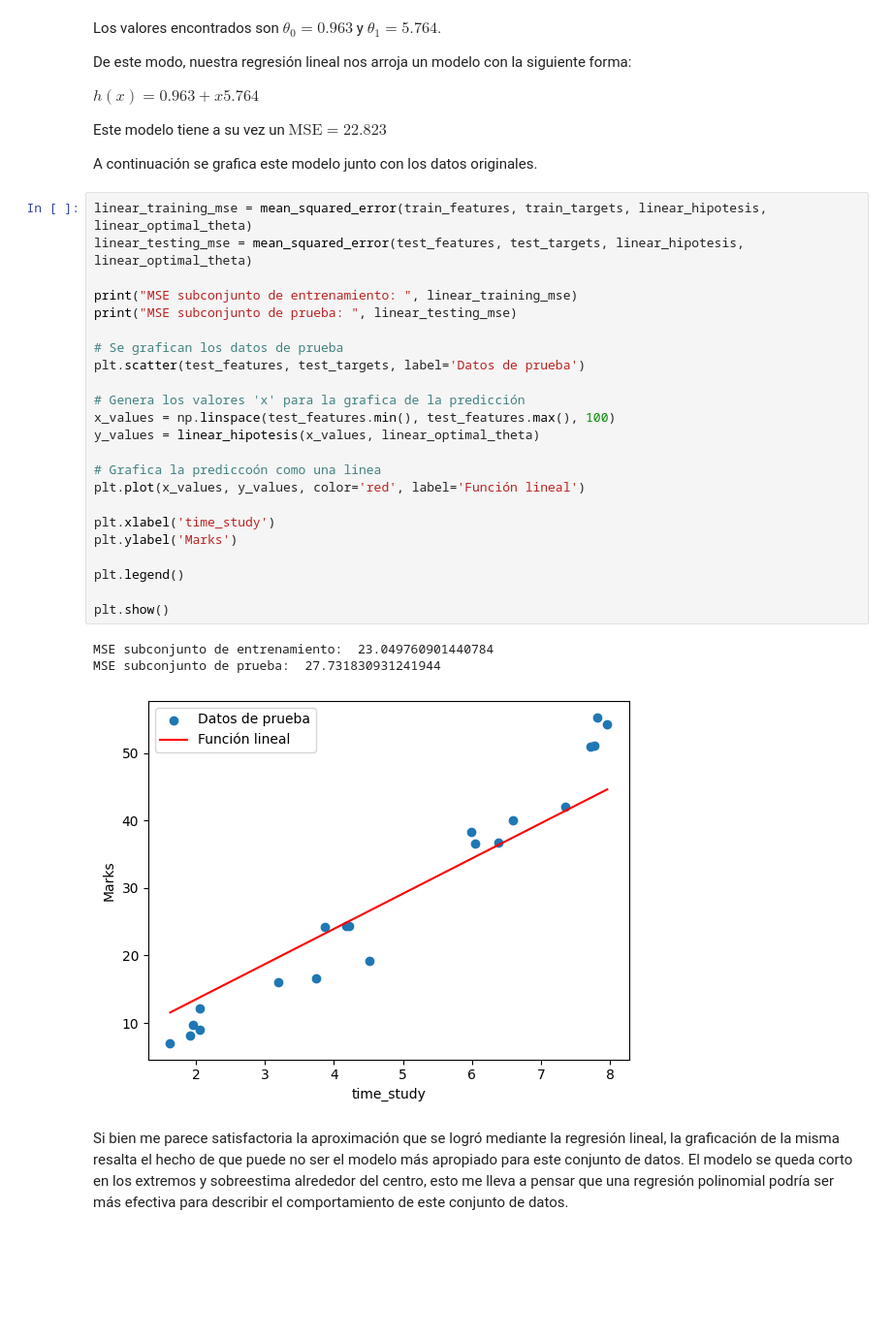
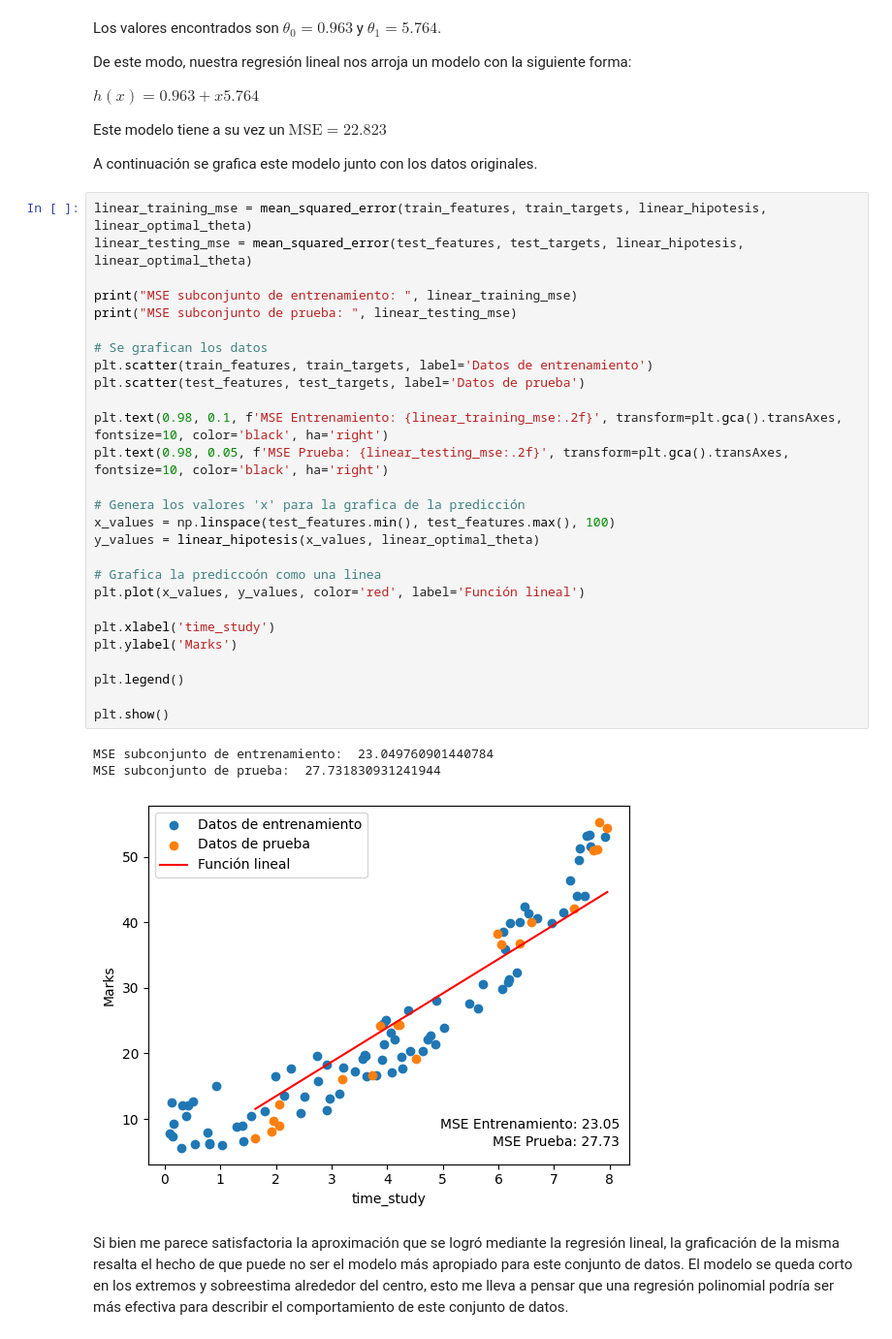
Before and after one commit to LuisAGuzmanI/implementation-portfolio, a Jupyter notebook: SMA0401A/Final/Student_Marks_Regression.ipynb, the cells around one changed output. Shown at 97% size. Saved outputs shown, nothing was run; the diff lists cells and outputs as text; blank space fills up the shorter version.

```diff
--- a/SMA0401A/Final/Student_Marks_Regression.ipynb
+++ b/SMA0401A/Final/Student_Marks_Regression.ipynb
@@ -168,30 +178,34 @@ A continuación se grafica este modelo junto con los datos originales.
 # %%
 linear_training_mse = mean_squared_error(train_features, train_targets, linear_hipotesis, linear_optimal_theta)
 linear_testing_mse = mean_squared_error(test_features, test_targets, linear_hipotesis, linear_optimal_theta)
 
 print("MSE subconjunto de entrenamiento: ", linear_training_mse)
 print("MSE subconjunto de prueba: ", linear_testing_mse)
 
-# Se grafican los datos de prueba
+# Se grafican los datos
+plt.scatter(train_features, train_targets, label='Datos de entrenamiento')
 plt.scatter(test_features, test_targets, label='Datos de prueba')
+
+plt.text(0.98, 0.1, f'MSE Entrenamiento: {linear_training_mse:.2f}', transform=plt.gca().transAxes, fontsize=10, color='black', ha='right')
+plt.text(0.98, 0.05, f'MSE Prueba: {linear_testing_mse:.2f}', transform=plt.gca().transAxes, fontsize=10, color='black', ha='right')
 
 # Genera los valores 'x' para la grafica de la predicción
 x_values = np.linspace(test_features.min(), test_features.max(), 100)
 y_values = linear_hipotesis(x_values, linear_optimal_theta)
 
 # Grafica la prediccoón como una linea
 plt.plot(x_values, y_values, color='red', label='Función lineal')
 
 plt.xlabel('time_study')
 plt.ylabel('Marks')
 
 plt.legend()
 
 plt.show()
 # %% [output]
 MSE subconjunto de entrenamiento:  23.049760901440784
 MSE subconjunto de prueba:  27.731830931241944
-[figure, old version]
+[figure, new version]
 # %% [markdown]
 Si bien me parece satisfactoria la aproximación que se logró mediante la regresión lineal, la graficación de la misma resalta el hecho de que puede no ser el modelo más apropiado para este conjunto de datos. El modelo se queda corto en los extremos y sobreestima alrededor del centro, esto me lleva a pensar que una regresión polinomial podría ser más efectiva para describir el comportamiento de este conjunto de datos.
 # %% [markdown]
```
Also changed, not shown: parts of 5 cells of this notebook, 2 other files.
